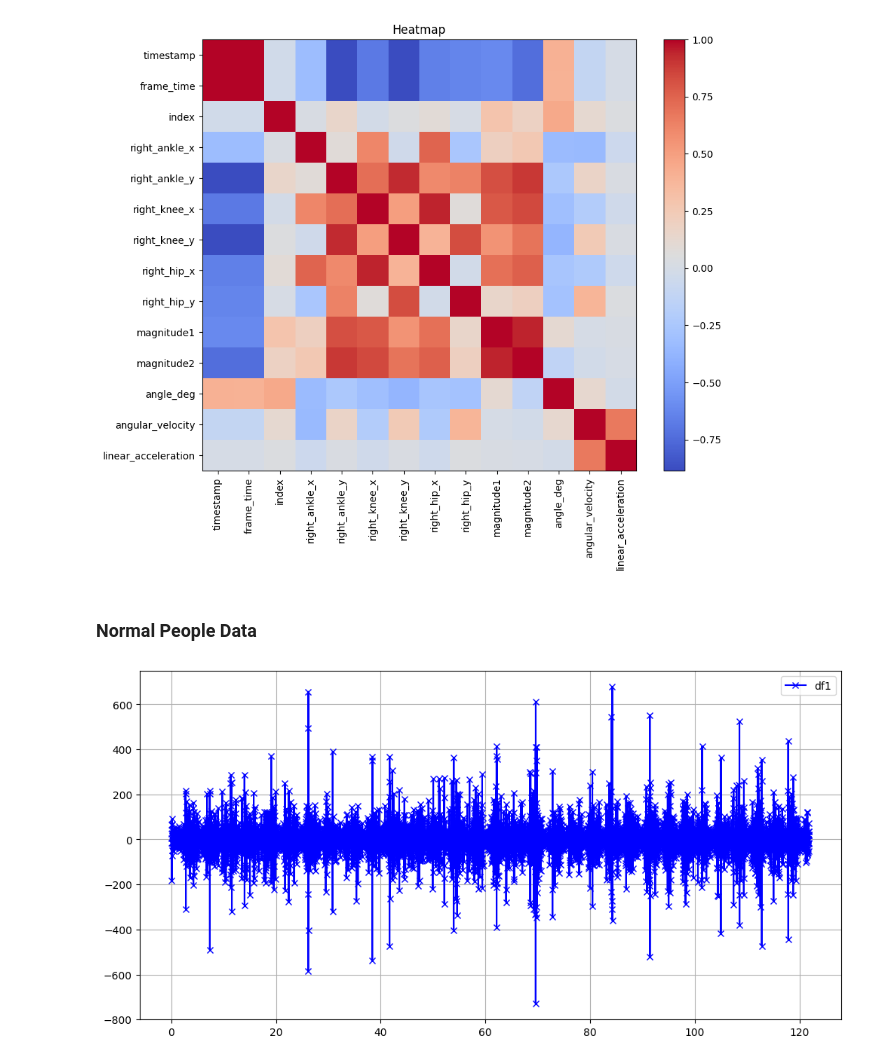
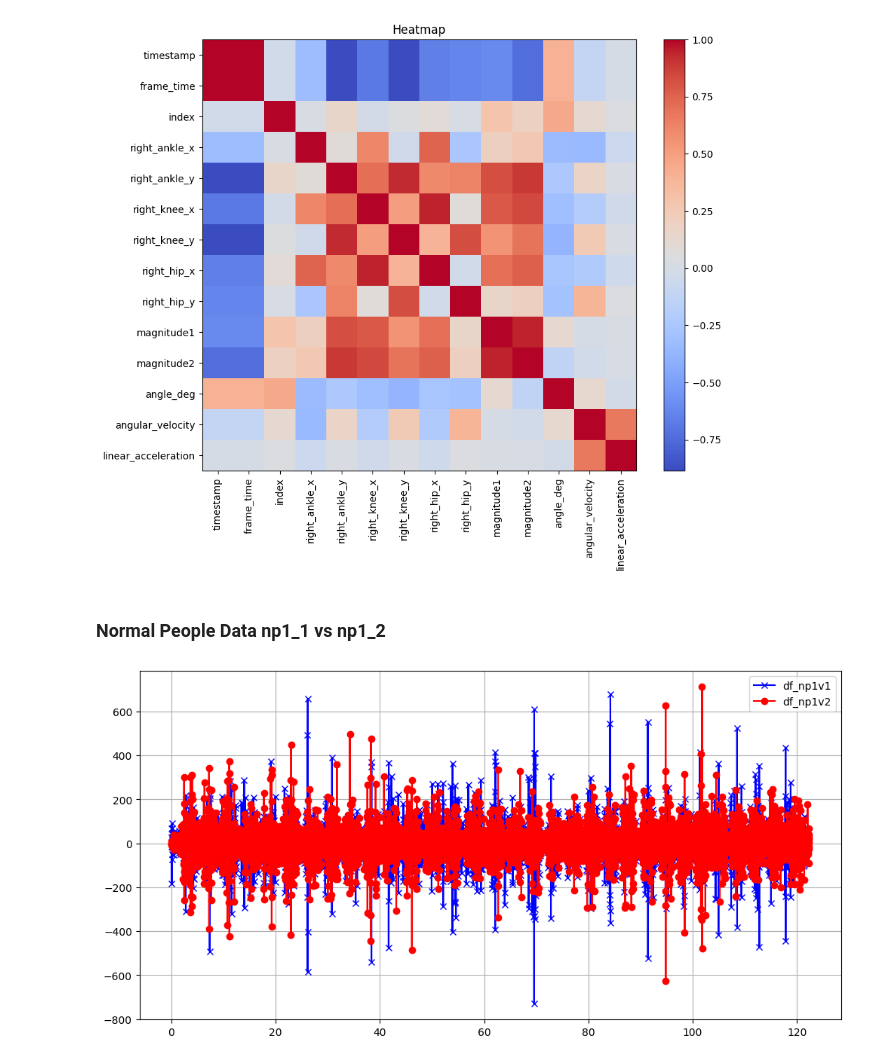
Before and after one commit to Victor-lyhan/Parkinson-Diagnosis, a Jupyter notebook: Computer Vision/graph_data.ipynb, the cells around one changed output. Cells and saved outputs as stored; diff of their text form; code cells hidden in the pictures.

```diff
--- a/Computer Vision/graph_data.ipynb
+++ b/Computer Vision/graph_data.ipynb
@@ -67,19 +67,21 @@ plt.show()
 # %% [output]
 [figure]
 # %% [markdown]
-### Normal People Data
+### Normal People Data np1_1 vs np1_2
 # %%
 df_np1v1 = pd.read_csv('Results/np1v1_results.csv')
+df_np1v2 = pd.read_csv('Results/np1v2_results.csv')
 # %%
 x_axis = 'frame_time'
 y_axis = 'linear_acceleration'
 
 plt.figure(figsize = (12,6))
 
-plt.plot(df_np1v1[x_axis], df_np1v1[y_axis], label = 'df1', color = 'blue', marker = 'x')
+plt.plot(df_np1v1[x_axis], df_np1v1[y_axis], label = 'df_np1v1', color = 'blue', marker = 'x')
+plt.plot(df_np1v2[x_axis], df_np1v2[y_axis], label = 'df_np1v2', color = 'red', marker = 'o')
 
 plt.legend()
 plt.grid(True)
 plt.show()
 # %% [output]
-[figure, old version]
+[figure, new version]
```
